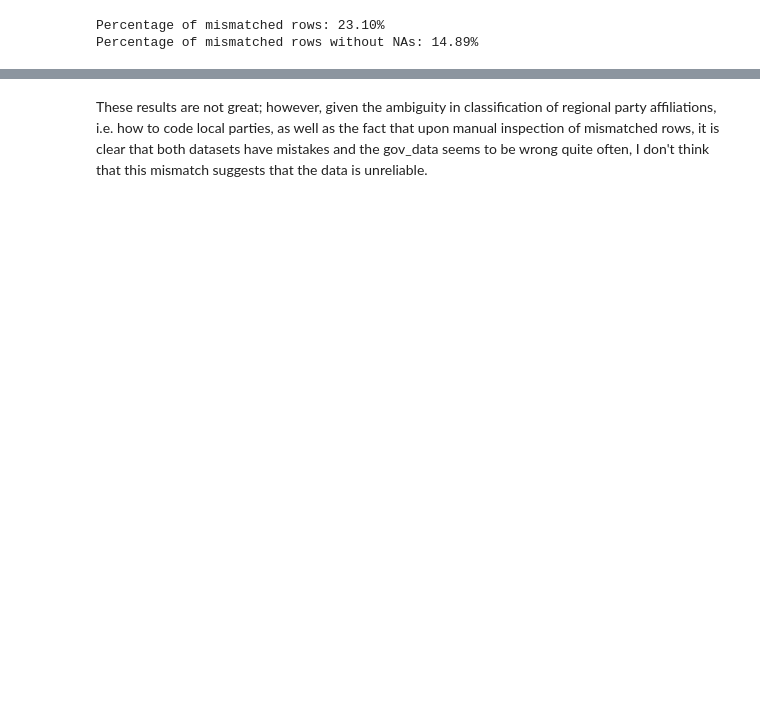
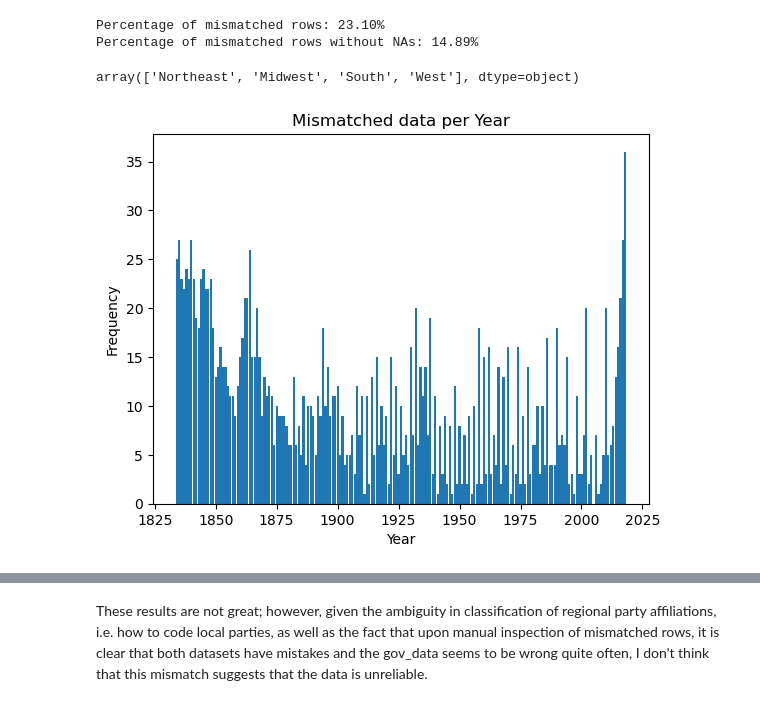
Before and after one commit to batShimon/similarity_data, a Jupyter notebook: merging_Klarner_and_ICPSR.ipynb, the cells around one changed output, grey strips where cells are left out. Saved outputs shown, nothing was run; the diff lists cells and outputs as text; code cells hidden in the pictures; blank space fills up the shorter version.

Commit message:
further exploration of what went wrong with governor's data

```diff
--- a/merging_Klarner_and_ICPSR.ipynb
+++ b/merging_Klarner_and_ICPSR.ipynb
@@ -1492,5 +1493,11 @@ final_df.to_csv(os.path.join(intermed_data_dir, 'state_politicalComposition.csv'
 Generated in cleaning_govData.ipynb
 # %%
 gov_data = os.path.join(raw_data_dir, "gov_data_cleaned.csv")
+# %%
+regions = pd.read_csv(os.path.join(raw_data_dir, "state_regions.csv"))
+
+regions.rename(columns={'State Code': 'state_abbrev', 'Region': 'region', 'Division':'division'}, inplace=True)
+regions = regions.drop(columns=['State'])
 # %%
 final_merged = pd.merge(final_df, pd.read_csv(gov_data), on=['year', 'state_abbrev'], how='left', suffixes=('_final', '_gov'))
+final_merged = pd.merge(final_merged, regions, on='state_abbrev', how='left')
@@ -1519,3 +1535,19 @@ print(f"Percentage of mismatched rows without NAs: {mismatched_rows_no_NAs.shape
 # %% [output]
 Percentage of mismatched rows: 23.10%
 Percentage of mismatched rows without NAs: 14.89%
+# %%
+mismatched_rows['region'].unique()
+# %% [output]
+array(['Northeast', 'Midwest', 'South', 'West'], dtype=object)
+# %%
+# Count the frequency of observations per year
+year_counts = mismatched_rows['year'].value_counts().sort_index()
+
+# Plot the frequency of observations per year
+plt.bar(year_counts.index, year_counts.values, width=0.9)
+plt.xlabel('Year')
+plt.ylabel('Frequency')
+plt.title('Mismatched data per Year')
+plt.show()
+# %% [output]
+[figure, added]
```
Also changed, not shown: parts of 9 cells of this notebook.
